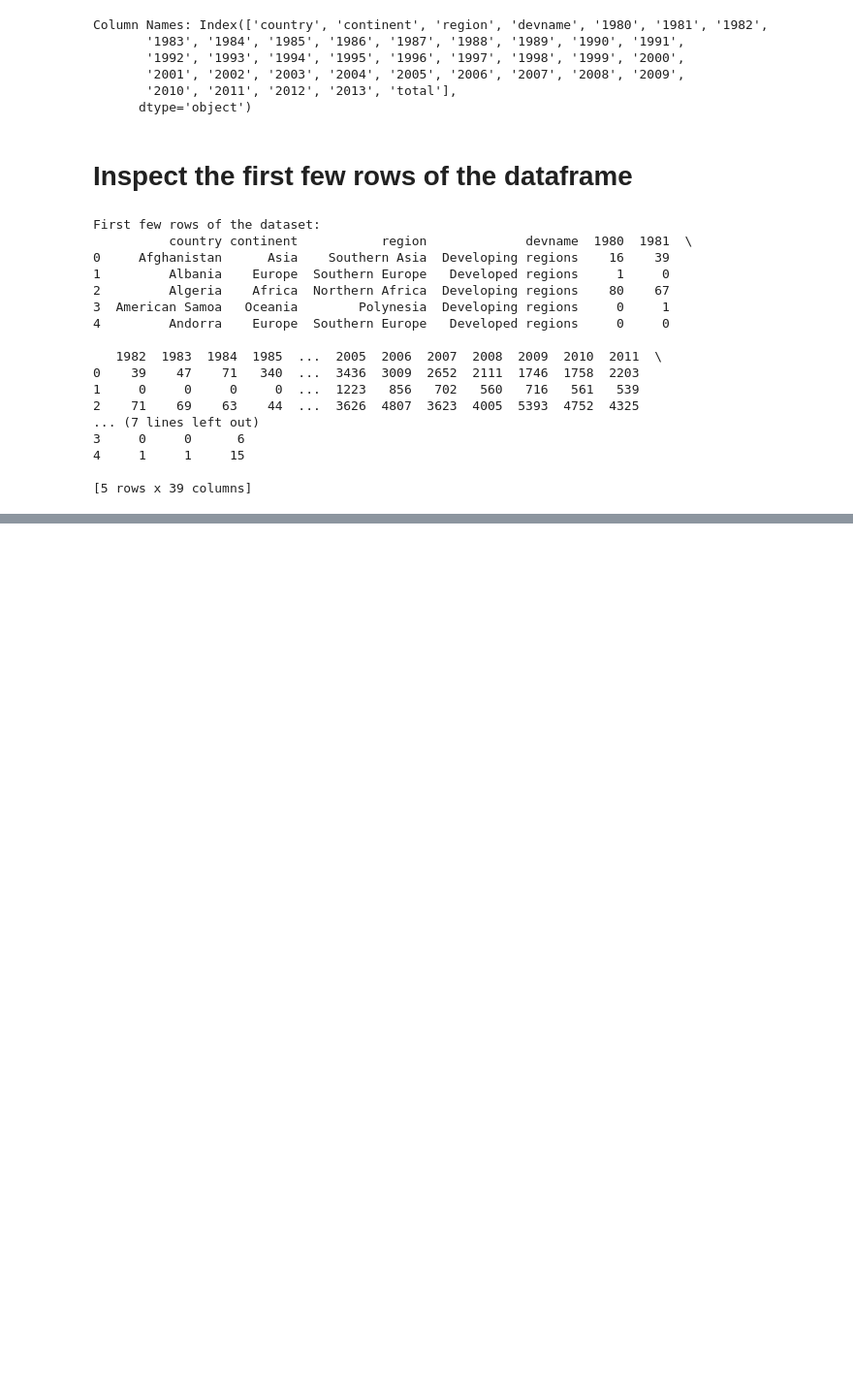
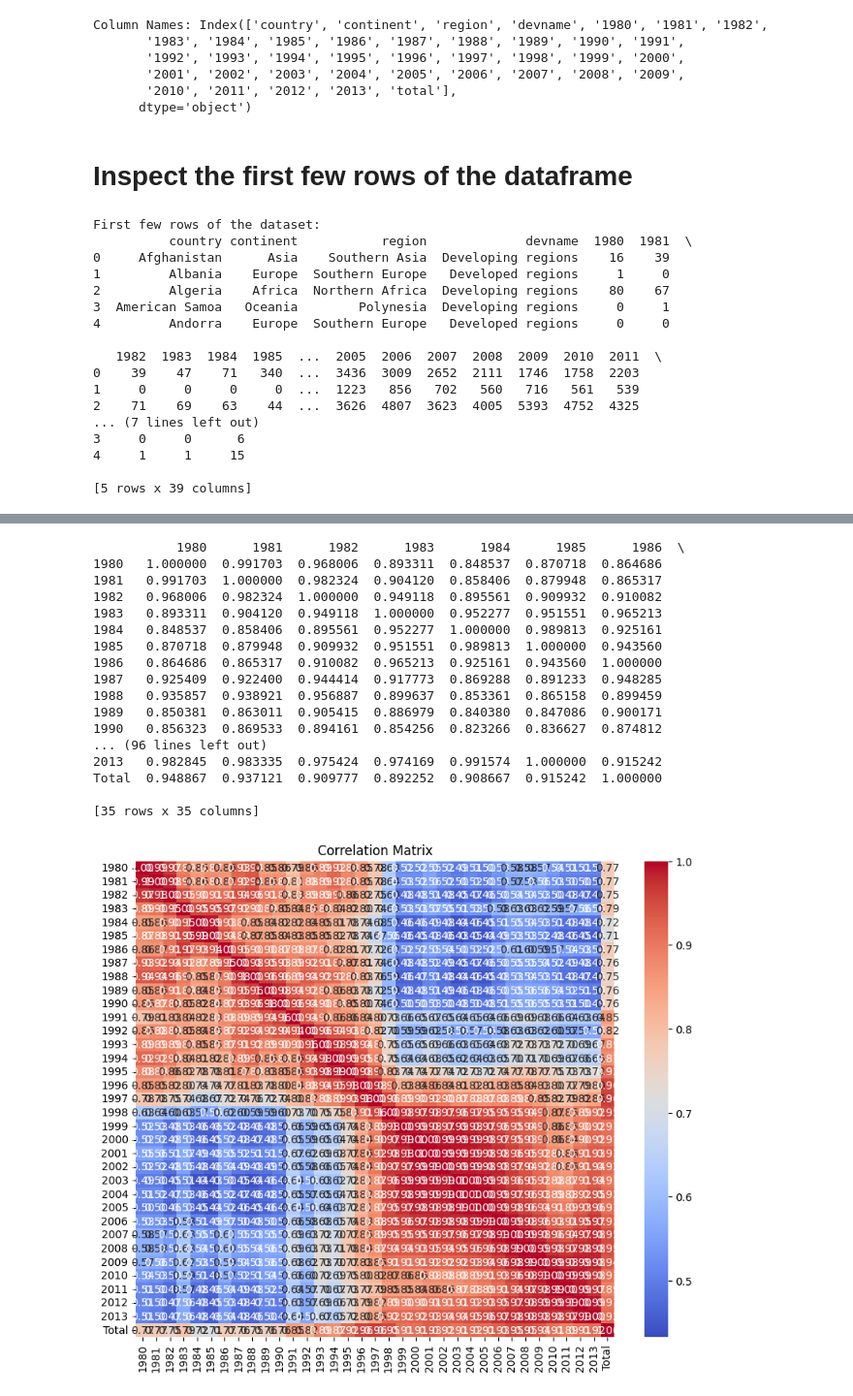
Before and after one commit to surajacharya12/data-science-, a Jupyter notebook: Another_copy_of_project.ipynb, the cells around one changed output, grey strips where cells are left out. Shown at 97% size. Saved outputs shown, nothing was run; the diff lists cells and outputs as text; code cells hidden in the pictures; blank space fills up the shorter version.

```diff
--- a/Another_copy_of_project.ipynb
+++ b/Another_copy_of_project.ipynb
@@ -297,0 +295,32 @@ First few rows of the dataset:
+# %%
+# Select only numeric columns
+numeric_data = data.select_dtypes(include=[np.number])
+
+# Compute correlation matrix
+correlation_matrix = numeric_data.corr()
+print(correlation_matrix)
+
+# Visualize the correlation matrix using a heatmap
+plt.figure(figsize=(10, 8))
+sns.heatmap(correlation_matrix, annot=True, cmap='coolwarm', fmt=".2f")
+plt.title('Correlation Matrix')
+plt.show()
+# %% [output]
+           1980      1981      1982      1983      1984      1985      1986  \
+1980   1.000000  0.991703  0.968006  0.893311  0.848537  0.870718  0.864686
+1981   0.991703  1.000000  0.982324  0.904120  0.858406  0.879948  0.865317
+1982   0.968006  0.982324  1.000000  0.949118  0.895561  0.909932  0.910082
+1983   0.893311  0.904120  0.949118  1.000000  0.952277  0.951551  0.965213
+1984   0.848537  0.858406  0.895561  0.952277  1.000000  0.989813  0.925161
+1985   0.870718  0.879948  0.909932  0.951551  0.989813  1.000000  0.943560
+1986   0.864686  0.865317  0.910082  0.965213  0.925161  0.943560  1.000000
+1987   0.925409  0.922400  0.944414  0.917773  0.869288  0.891233  0.948285
+1988   0.935857  0.938921  0.956887  0.899637  0.853361  0.865158  0.899459
+1989   0.850381  0.863011  0.905415  0.886979  0.840380  0.847086  0.900171
+1990   0.856323  0.869533  0.894161  0.854256  0.823266  0.836627  0.874812
+... (96 lines left out)
+2013   0.982845  0.983335  0.975424  0.974169  0.991574  1.000000  0.915242
+Total  0.948867  0.937121  0.909777  0.892252  0.908667  0.915242  1.000000
+
+[35 rows x 35 columns]
+[figure, added]
```
Also changed, not shown: parts of 11 cells of this notebook.
